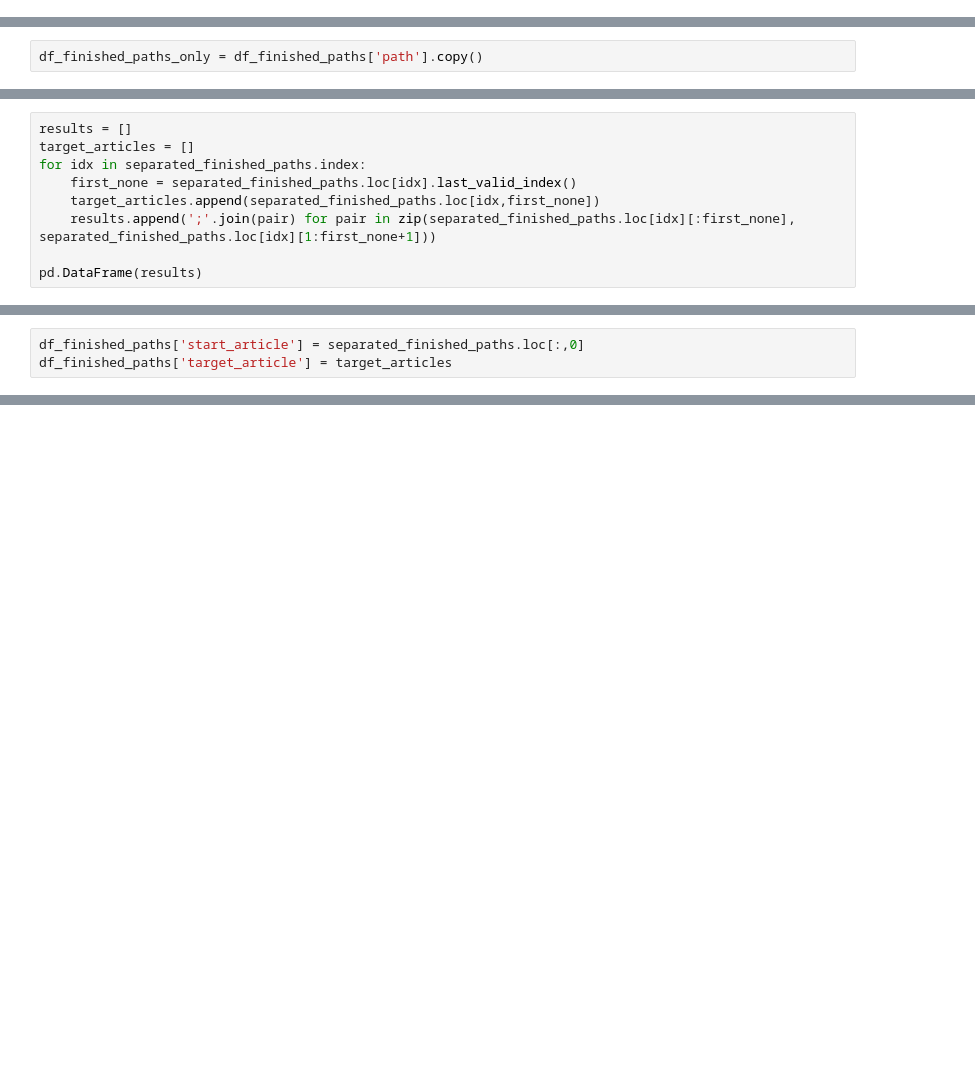
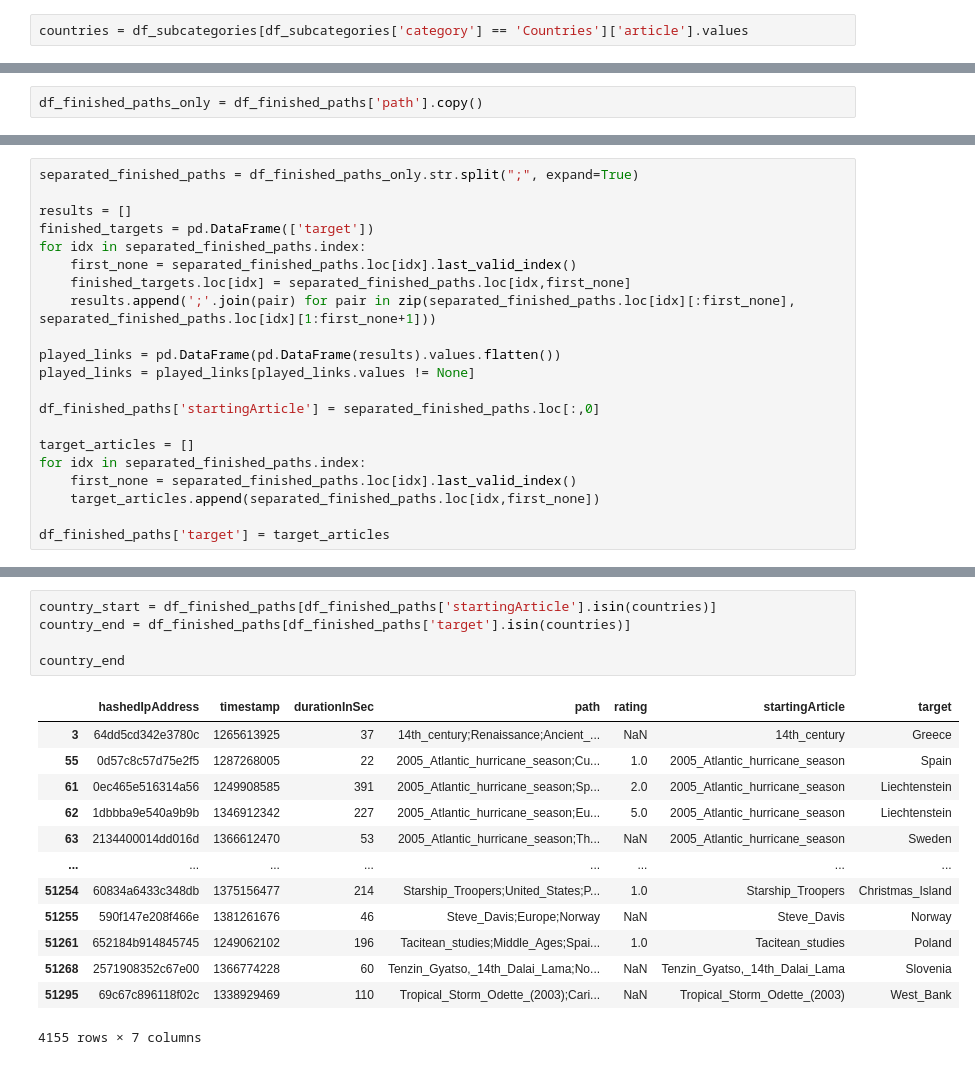
Before and after one commit to epfl-ada/ada-2023-project-jellyfish401, a Jupyter notebook: data_obvservation.ipynb, the cells around one changed output, grey strips where cells are left out. Saved outputs shown, nothing was run; the diff lists cells and outputs as text; blank space fills up the shorter version.

```diff
--- a/data_obvservation.ipynb
+++ b/data_obvservation.ipynb
@@ -99,3 +110,5 @@ array(['History', 'People', 'Countries', 'Geography', 'Business_Studies',
+# %%
+countries = df_subcategories[df_subcategories['category'] == 'Countries']['article'].values
 # %% [markdown]
 ## Path analysis
 # %%
@@ -119,9 +116,21 @@ Name: 434, Length: 51318, dtype: object
 # %%
+separated_finished_paths = df_finished_paths_only.str.split(";", expand=True)
+
 results = []
+finished_targets = pd.DataFrame(['target'])
+for idx in separated_finished_paths.index:
+    first_none = separated_finished_paths.loc[idx].last_valid_index()
+    finished_targets.loc[idx] = separated_finished_paths.loc[idx,first_none]
+    results.append(';'.join(pair) for pair in zip(separated_finished_paths.loc[idx][:first_none], separated_finished_paths.loc[idx][1:first_none+1]))
+
+played_links = pd.DataFrame(pd.DataFrame(results).values.flatten())
+played_links = played_links[played_links.values != None]
+
+df_finished_paths['startingArticle'] = separated_finished_paths.loc[:,0]
+
 target_articles = []
 for idx in separated_finished_paths.index:
     first_none = separated_finished_paths.loc[idx].last_valid_index()
     target_articles.append(separated_finished_paths.loc[idx,first_none])
-    results.append(';'.join(pair) for pair in zip(separated_finished_paths.loc[idx][:first_none], separated_finished_paths.loc[idx][1:first_none+1]))
 
-pd.DataFrame(results)
+df_finished_paths['target'] = target_articles
@@ -146,3 +136,0 @@ len(target_articles)
-# %%
-df_finished_paths['start_article'] = separated_finished_paths.loc[:,0]
-df_finished_paths['target_article'] = target_articles
@@ -182,0 +144,19 @@ finished_paths_basic
+# %%
+country_start = df_finished_paths[df_finished_paths['startingArticle'].isin(countries)]
+country_end = df_finished_paths[df_finished_paths['target'].isin(countries)]
+
+country_end
+# %% [output]
+|  | hashedIpAddress | timestamp | durationInSec | path | rating | startingArticle | target |
+| 3 | 64dd5cd342e3780c | 1265613925 | 37 | 14th_century;Renaissance;Ancient_... | NaN | 14th_century | Greece |
+| 55 | 0d57c8c57d75e2f5 | 1287268005 | 22 | 2005_Atlantic_hurricane_season;Cu... | 1.0 | 2005_Atlantic_hurricane_season | Spain |
+| 61 | 0ec465e516314a56 | 1249908585 | 391 | 2005_Atlantic_hurricane_season;Sp... | 2.0 | 2005_Atlantic_hurricane_season | Liechtenstein |
+| 62 | 1dbbba9e540a9b9b | 1346912342 | 227 | 2005_Atlantic_hurricane_season;Eu... | 5.0 | 2005_Atlantic_hurricane_season | Liechtenstein |
+| 63 | 2134400014dd016d | 1366612470 | 53 | 2005_Atlantic_hurricane_season;Th... | NaN | 2005_Atlantic_hurricane_season | Sweden |
+| ... | ... | ... | ... | ... | ... | ... | ... |
+| 51254 | 60834a6433c348db | 1375156477 | 214 | Starship_Troopers;United_States;P... | 1.0 | Starship_Troopers | Christmas_Island |
+| 51255 | 590f147e208f466e | 1381261676 | 46 | Steve_Davis;Europe;Norway | NaN | Steve_Davis | Norway |
+| 51261 | 652184b914845745 | 1249062102 | 196 | Tacitean_studies;Middle_Ages;Spai... | 1.0 | Tacitean_studies | Poland |
+| 51268 | 2571908352c67e00 | 1366774228 | 60 | Tenzin_Gyatso,_14th_Dalai_Lama;No... | NaN | Tenzin_Gyatso,_14th_Dalai_Lama | Slovenia |
+| 51295 | 69c67c896118f02c | 1338929469 | 110 | Tropical_Storm_Odette_(2003);Cari... | NaN | Tropical_Storm_Odette_(2003) | West_Bank |
+4155 rows × 7 columns
```
Also changed, not shown: parts of 20 cells of this notebook.
